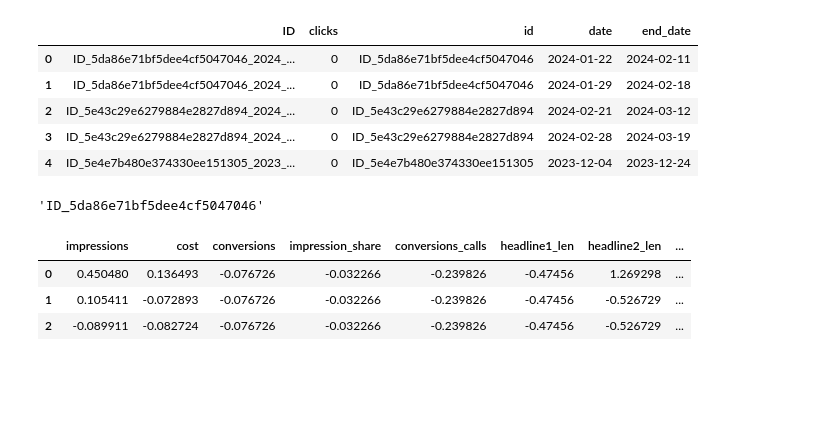
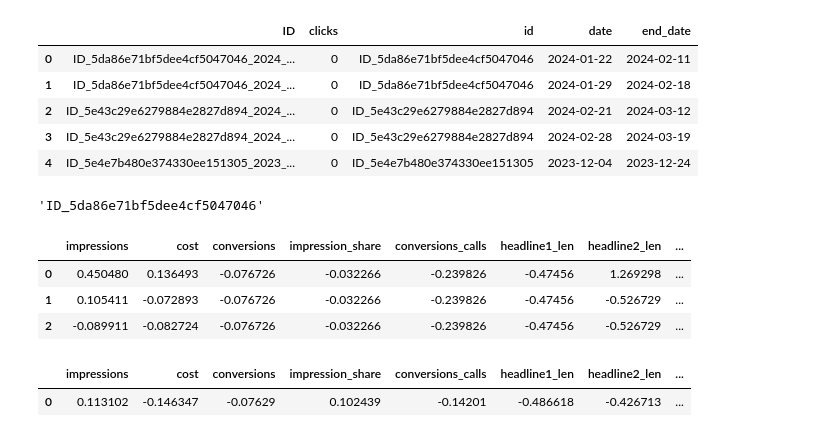
Before and after one commit to AidaLog/admob-forecast, a Jupyter notebook: multi_modal_clicks.ipynb, the cells around one changed output. Drawn from its saved outputs; the diff is of its cells as text; code cells hidden in the pictures; blank space fills up the shorter version.

```diff
--- a/multi_modal_clicks.ipynb
+++ b/multi_modal_clicks.ipynb
@@ -315,7 +315,17 @@ def filter_df_by_id_or_date_range(df, id, start_date, end_date, sample=False):
     """
     filtered = df[(( df['ID'].str.contains('id') ) & (df['date'] >= start_date)) | ((df['ID'] == id) & (df['date'] <= end_date))]
     if sample: return filtered
-    return filtered[x.columns]
+    return filtered[x.columns].mean().to_frame().T
+# %%
+# test row
+test_row = test_df.iloc[0]
+
+filetered_df_t = filter_df_by_id_or_date_range(XX, test_row['id'], test_row['date'], test_row['end_date'])
+
+filetered_df_t
+# %% [output]
+|  | impressions | cost | conversions | impression_share | conversions_calls | headline1_len | headline2_len | ... |
+| 0 | 0.113102 | -0.146347 | -0.07629 | 0.102439 | -0.14201 | -0.486618 | -0.426713 | ... |
 # %%
 # Iterate over each row in test_df
 for index, test_row in test_df.iterrows():
```
Also changed, not shown: parts of 6 cells of this notebook, 1 other file.
